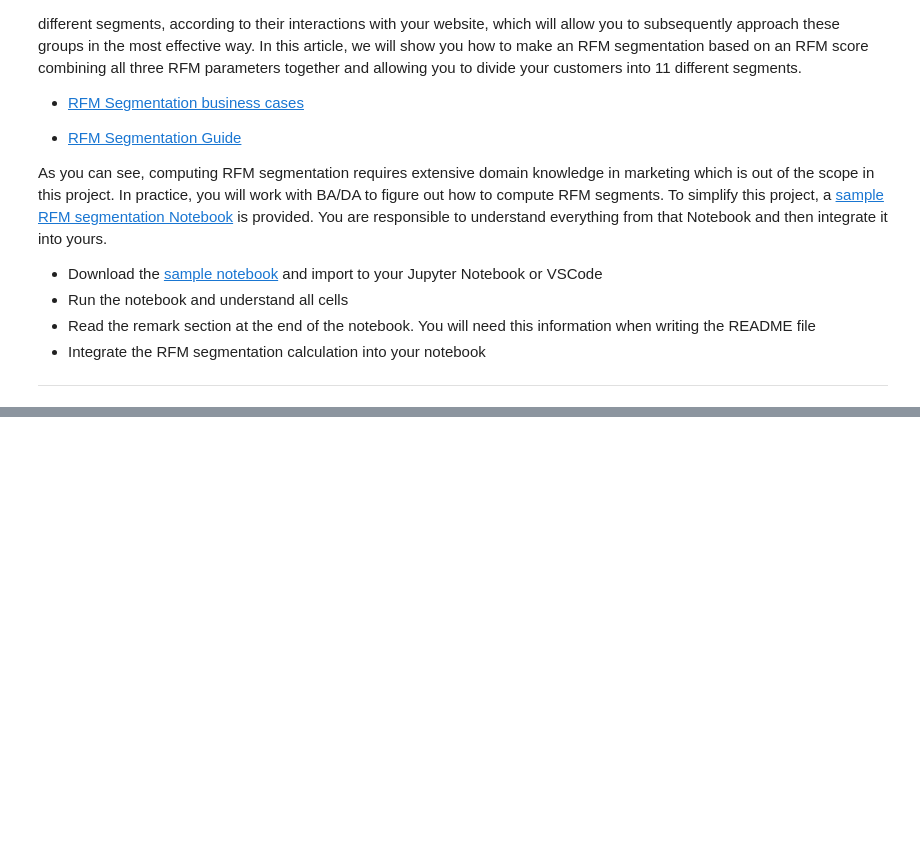
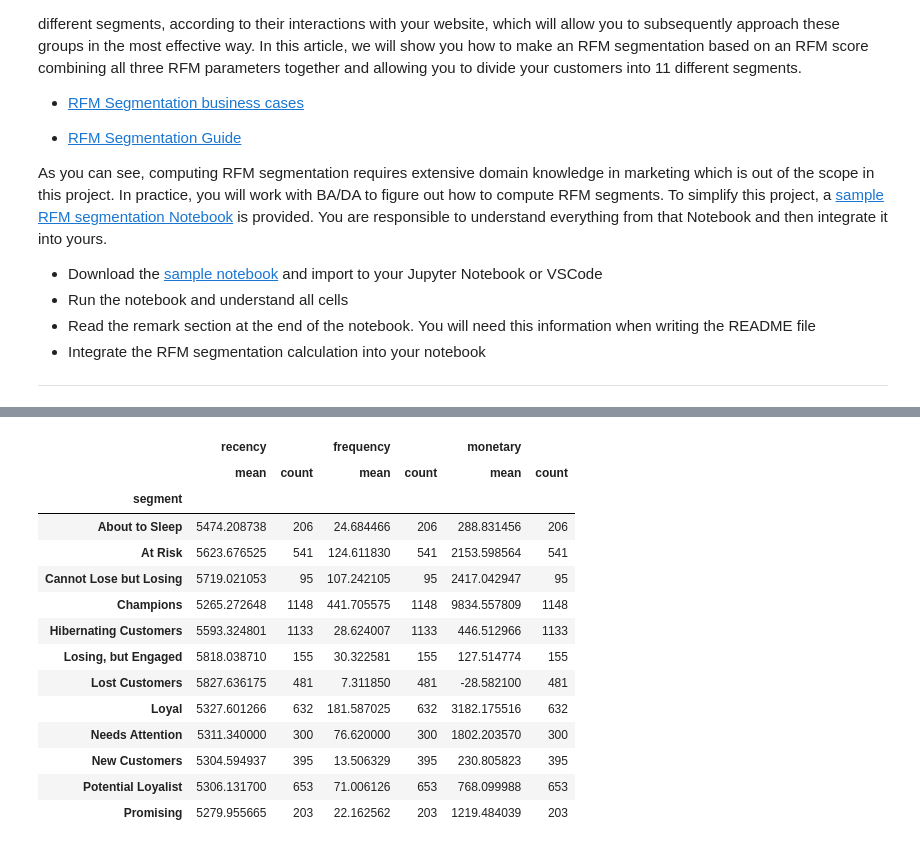
Before and after one commit to jarviscanada/jarvis_data_eng_CecilCao, a Jupyter notebook: python_data_analytics/retail_data_analytics_wrangling.ipynb, the cells around one changed output, grey strips where cells are left out. Drawn from its saved outputs; the diff is of its cells as text; code cells hidden in the pictures; blank space fills up the shorter version.

```diff
--- a/python_data_analytics/retail_data_analytics_wrangling.ipynb
+++ b/python_data_analytics/retail_data_analytics_wrangling.ipynb
@@ -388,5 +388,9 @@ customer_spending = invoice_amount.groupby('customer_id').amount.sum()
 # %%
 rfm_df = pd.merge(last_purchase, customer_invoices, on='customer_id', how='inner')
 rfm_df = pd.merge(rfm_df, customer_spending, on='customer_id', how='inner')
+rfm_df.rename(columns= {'recency': 'recency',
+                        'invoice': 'frequency',
+                        'amount': 'monetary'}, inplace= True)
+
 print(rfm_df)
 # %% [output]
@@ -423,3 +427,12 @@ As you can see, computing RFM segmentation requires extensive domain knowledge i
 - Integrate the RFM segmentation calculation into your notebook
 
 ---
+# %%
+# Score the rfm into 5 sections
+scoring = [1, 2, 3, 4, 5]
+rfm_df['recency_score'] = pd.qcut(rfm_df['recency'], 5, [5, 4, 3, 2, 1])
+rfm_df['frequency_score'] = pd.qcut(rfm_df['frequency'].rank(method="first"), 5, scoring)
+rfm_df['monetary_score'] = pd.qcut(rfm_df['monetary'], 5, scoring)
+
+rfm_df['rfm_score'] = rfm_df.recency_score.astype(str) + rfm_df.frequency_score.astype(str) + rfm_df.monetary_score.astype(str)
+rfm_df.head()
@@ -425,0 +454,20 @@ As you can see, computing RFM segmentation requires extensive domain knowledge i
+# %%
+#segmenting of customers according to their RFM scores
+seg_map = {
+    r'555|554|544|545|454|455|445': 'Champions',
+    r'543|444|435|355|354|345|344|335': 'Loyal',
+    r'553|551|552|541|542|533|532|531|452|451|442|441|431|453|433|432|423|353|352|351|342|341|333|323': 'Potential Loyalist',
+    r'512|511|422|421|412|411|311': 'New Customers',
+    r'525|524|523|522|521|515|514|513|425|424|413|414|415|315|314|313': 'Promising',
+    r'535|534|443|434|343|334|325|324': 'Needs Attention',
+    r'331|321|312|221|213|231|241|251': 'About to Sleep',
+    r'155|154|144|214|215|115|114|113': 'Cannot Lose but Losing',
+    r'255|254|245|244|253|252|243|242|235|234|225|224|153|152|145|143|142|135|134|133|125|124': 'At Risk',
+    r'332|322|233|232|223|222|132|123|122|212|211': 'Hibernating Customers',
+    r'121|131|141|151': 'Losing, but Engaged',
+    r'111|112': 'Lost Customers'
+}
+
+rfm_df['segment'] = rfm_df['rfm_score']
+rfm_df.segment = rfm_df.segment.replace(seg_map, regex=True)
+rfm_df.head()
@@ -425,0 +481,18 @@ As you can see, computing RFM segmentation requires extensive domain knowledge i
+# %%
+rfm_df[["segment", "recency","frequency","monetary"]].groupby("segment").agg(["mean","count"])
+# %% [output]
+|  | recency |  | frequency |  | monetary |  |
+|  | mean | count | mean | count | mean | count |
+| segment |  |  |  |  |  |  |
+| About to Sleep | 5474.208738 | 206 | 24.684466 | 206 | 288.831456 | 206 |
+| At Risk | 5623.676525 | 541 | 124.611830 | 541 | 2153.598564 | 541 |
+| Cannot Lose but Losing | 5719.021053 | 95 | 107.242105 | 95 | 2417.042947 | 95 |
+| Champions | 5265.272648 | 1148 | 441.705575 | 1148 | 9834.557809 | 1148 |
+| Hibernating Customers | 5593.324801 | 1133 | 28.624007 | 1133 | 446.512966 | 1133 |
+| Losing, but Engaged | 5818.038710 | 155 | 30.322581 | 155 | 127.514774 | 155 |
+| Lost Customers | 5827.636175 | 481 | 7.311850 | 481 | -28.582100 | 481 |
+| Loyal | 5327.601266 | 632 | 181.587025 | 632 | 3182.175516 | 632 |
+| Needs Attention | 5311.340000 | 300 | 76.620000 | 300 | 1802.203570 | 300 |
+| New Customers | 5304.594937 | 395 | 13.506329 | 395 | 230.805823 | 395 |
+| Potential Loyalist | 5306.131700 | 653 | 71.006126 | 653 | 768.099988 | 653 |
+| Promising | 5279.955665 | 203 | 22.162562 | 203 | 1219.484039 | 203 |
```
Also changed, not shown: parts of 6 cells of this notebook.
